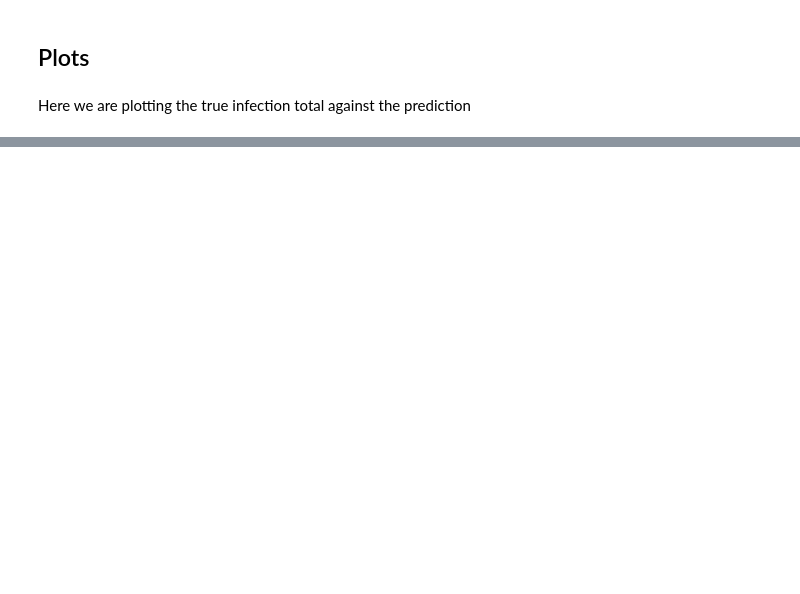
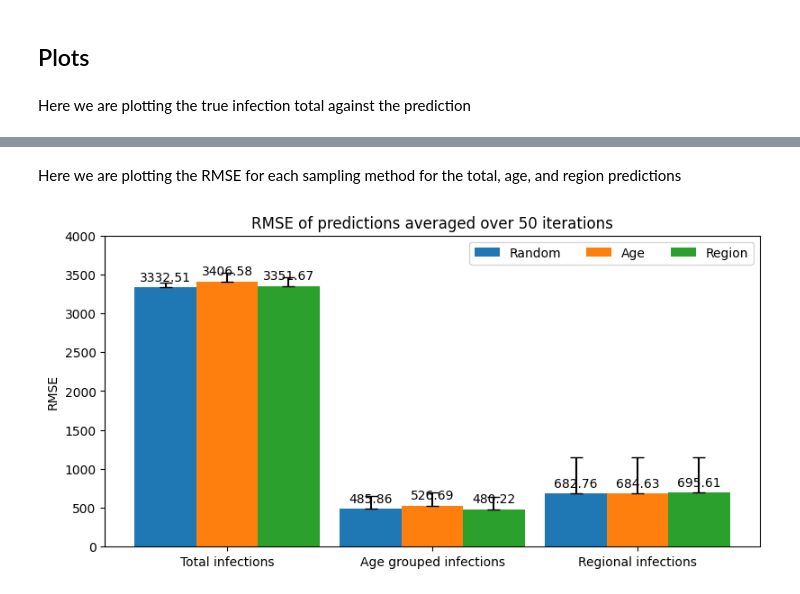
Before and after one commit to SABS-R3-Epidemiology/EpiOS, a Jupyter notebook: stratified_random/stratified_predictions.ipynb, the cells around one changed output, grey strips where cells are left out. Saved outputs shown, nothing was run; the diff lists cells and outputs as text; code cells hidden in the pictures; blank space fills up the shorter version.

```diff
--- a/stratified_random/stratified_predictions.ipynb
+++ b/stratified_random/stratified_predictions.ipynb
@@ -206,0 +359,7 @@ print(f"Time taken for calculation to run for {num_iters} iterations: {round(run
+# %%
+age_pred_array = np.zeros_like(age_pred_iterations[0])
+
+for arr in age_pred_iterations:
+    age_pred_array += arr
+age_pred_array = age_pred_array / num_iters
+age_pred_avg = age_pred_array.tolist()
@@ -250,0 +628,39 @@ Region      Spurs                             94
+# %% [markdown]
+Here we are plotting the RMSE for each sampling method for the total, age, and region predictions
+# %%
+# Make bar chart of average RMSE for base, age, and region predictions
+sampling = ("Total infections", "Age grouped infections", "Regional infections")
+rmse_values = {
+    'Random': (round(np.mean(base_pred_rmse), 2), round(np.mean(base_avg_rmse_age), 2), round(np.mean(base_avg_rmse_region), 2)),
+    'Age': (round(np.mean(age_pred_rmse), 2), round(np.mean(age_avg_rmse_age), 2), round(np.mean(age_avg_rmse_region), 2)),
+    'Region': (round(np.mean(region_pred_rmse), 2), round(np.mean(region_avg_rmse_age), 2), round(np.mean(region_avg_rmse_region), 2)),
+}
+error_values = {
+    'Random': [np.std(base_pred_rmse), np.std(base_avg_rmse_age), np.std(base_avg_rmse_region)],
+    'Age': [np.std(age_pred_rmse), np.std(age_avg_rmse_age), np.std(age_avg_rmse_region)],
+    'Region': [np.std(region_pred_rmse), np.std(region_avg_rmse_age), np.std(region_avg_rmse_region)],
+}
+x = np.arange(len(sampling))  # Label locations
+width = 0.3  # Width of the bars
+multiplier = 0
+
+fig, ax = plt.subplots(figsize=(8, 4), constrained_layout=True)
+
+for attribute, measurement in rmse_values.items():
+    offset = width * multiplier
+    rects = ax.bar(x + offset, measurement, width, label=attribute)
+    for i, rect in enumerate(rects):
+        ax.errorbar(rect.get_x() + rect.get_width() / 2, measurement[i], yerr=[[0], [error_values[attribute][i]]],
+                    capsize=5, color='black')
+    ax.bar_label(rects, padding=3)
+    multiplier += 1
+
+ax.set_ylabel('RMSE')
+ax.set_title('RMSE of predictions averaged over 50 iterations')
+ax.set_xticks(x + width, sampling)
+ax.legend(loc='upper right', ncols=3)
+ax.set_ylim(0, 4000)
+
+plt.show()
+# %% [output]
+[figure, added]
```
Also changed, not shown: parts of 47 cells of this notebook.
